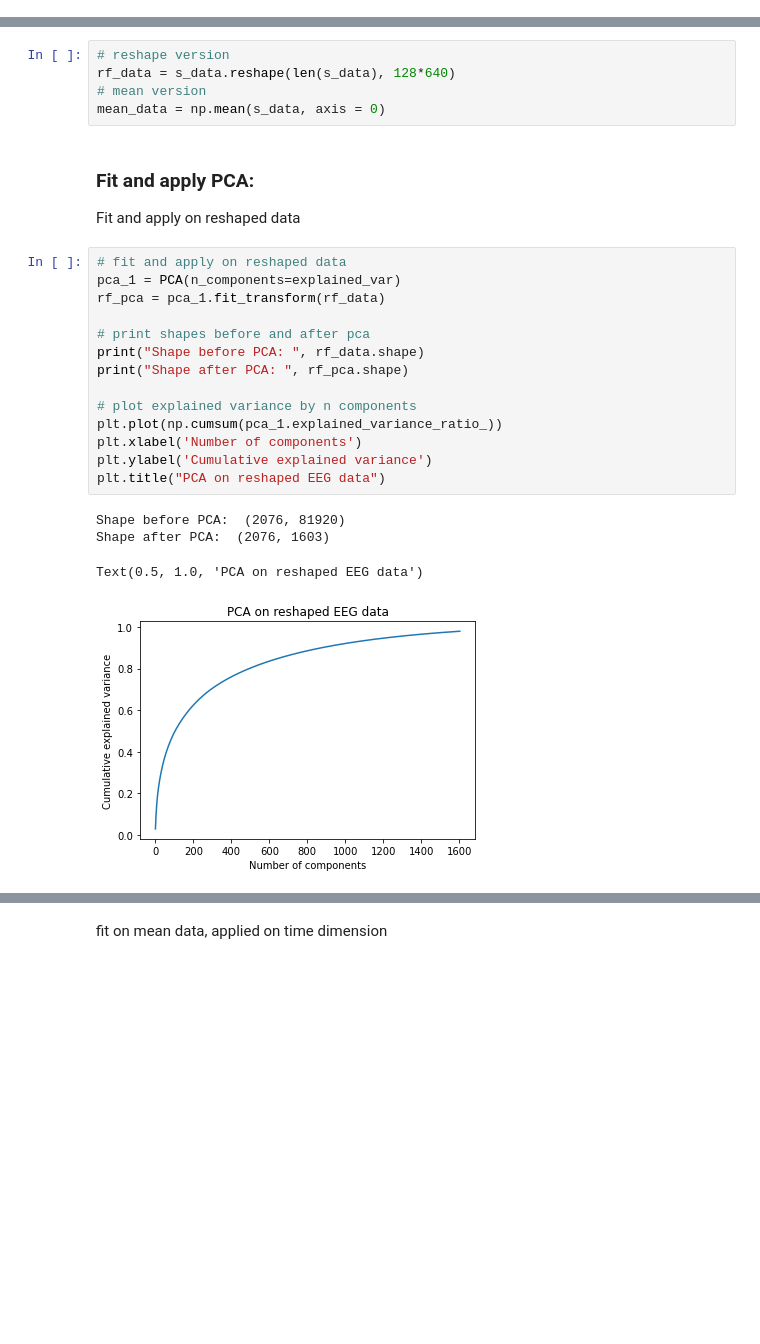
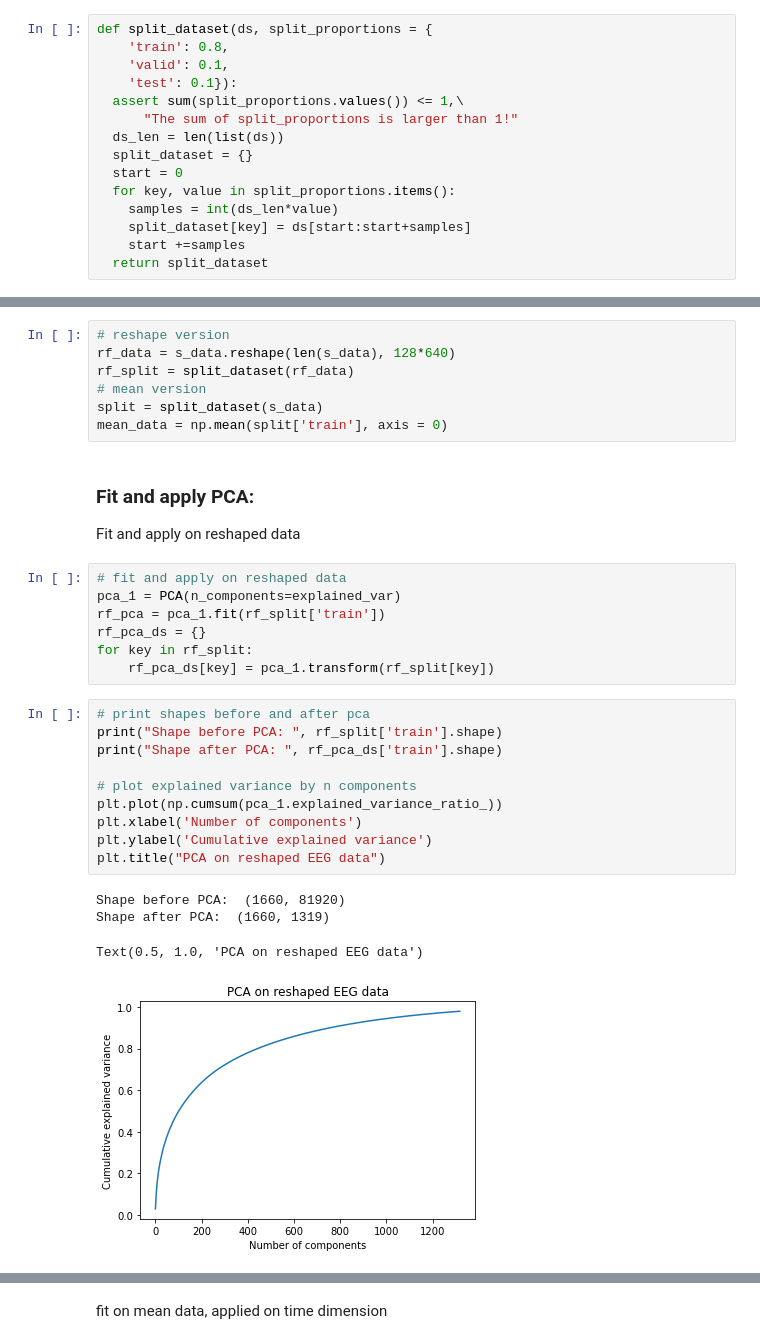
Before and after one commit to lucasld/inner_speech_decoding, a Jupyter notebook: pca_01.ipynb, the cells around one changed output, grey strips where cells are left out. Saved outputs shown, nothing was run; the diff lists cells and outputs as text; blank space fills up the shorter version.

```diff
--- a/pca_01.ipynb
+++ b/pca_01.ipynb
@@ -55,6 +55,21 @@ def difference(original, reconstructed, indexes):
     plt.imshow(diff)
     plt.title('Difference: Before- after')
     plt.show()
+# %%
+def split_dataset(ds, split_proportions = {
+    'train': 0.8,
+    'valid': 0.1,
+    'test': 0.1}):
+  assert sum(split_proportions.values()) <= 1,\
+      "The sum of split_proportions is larger than 1!"
+  ds_len = len(list(ds))
+  split_dataset = {}
+  start = 0
+  for key, value in split_proportions.items():
+    samples = int(ds_len*value)
+    split_dataset[key] = ds[start:start+samples]
+    start +=samples
+  return split_dataset
 # %% [markdown]
 ### Data preparation:
 filter relevant interval
@@ -71,29 +86,34 @@ s_data = scaler.fit_transform(f_data.reshape(-1, f_data.shape[-1])).reshape(f_da
 # %%
 # reshape version
 rf_data = s_data.reshape(len(s_data), 128*640)
+rf_split = split_dataset(rf_data)
 # mean version
-mean_data = np.mean(s_data, axis = 0)
+split = split_dataset(s_data)
+mean_data = np.mean(split['train'], axis = 0)
 # %% [markdown]
 ### Fit and apply PCA:
 Fit and apply on reshaped data
+# %%
+# fit and apply on reshaped data
+pca_1 = PCA(n_components=explained_var)
+rf_pca = pca_1.fit(rf_split['train'])
+rf_pca_ds = {}
+for key in rf_split:
+    rf_pca_ds[key] = pca_1.transform(rf_split[key])
 # %%
-# fit and apply on reshaped data
-pca_1 = PCA(n_components=explained_var)
-rf_pca = pca_1.fit_transform(rf_data)
-
 # print shapes before and after pca
-print("Shape before PCA: ", rf_data.shape)
-print("Shape after PCA: ", rf_pca.shape)
+print("Shape before PCA: ", rf_split['train'].shape)
+print("Shape after PCA: ", rf_pca_ds['train'].shape)
 
 # plot explained variance by n components
 plt.plot(np.cumsum(pca_1.explained_variance_ratio_))
 plt.xlabel('Number of components')
 plt.ylabel('Cumulative explained variance')
 plt.title("PCA on reshaped EEG data")
 # %% [output]
-Shape before PCA:  (2076, 81920)
-Shape after PCA:  (2076, 1603)
+Shape before PCA:  (1660, 81920)
+Shape after PCA:  (1660, 1319)
 Text(0.5, 1.0, 'PCA on reshaped EEG data')
-[figure, old version]
+[figure, new version]
 # %%
 # reverse pca
```
Also changed, not shown: parts of 21 cells of this notebook, 3 other files.
